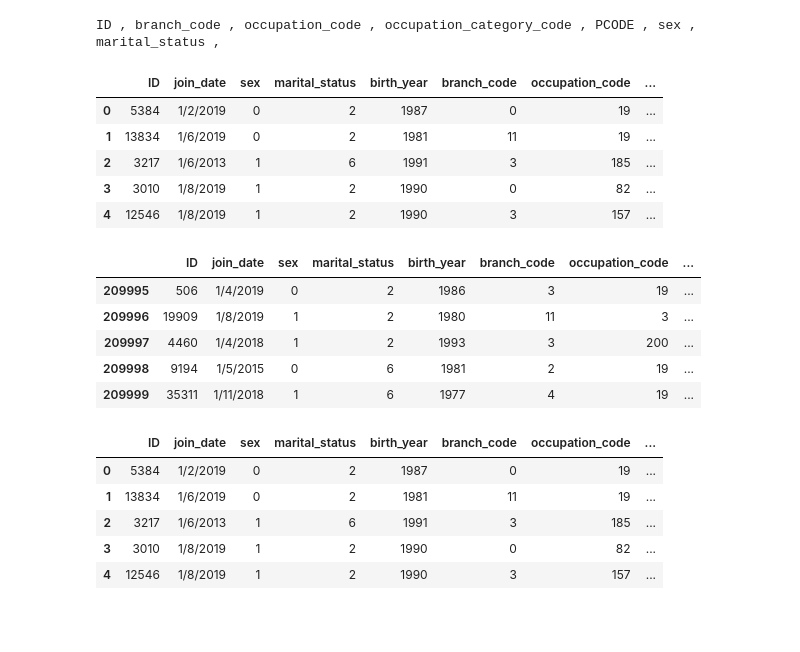
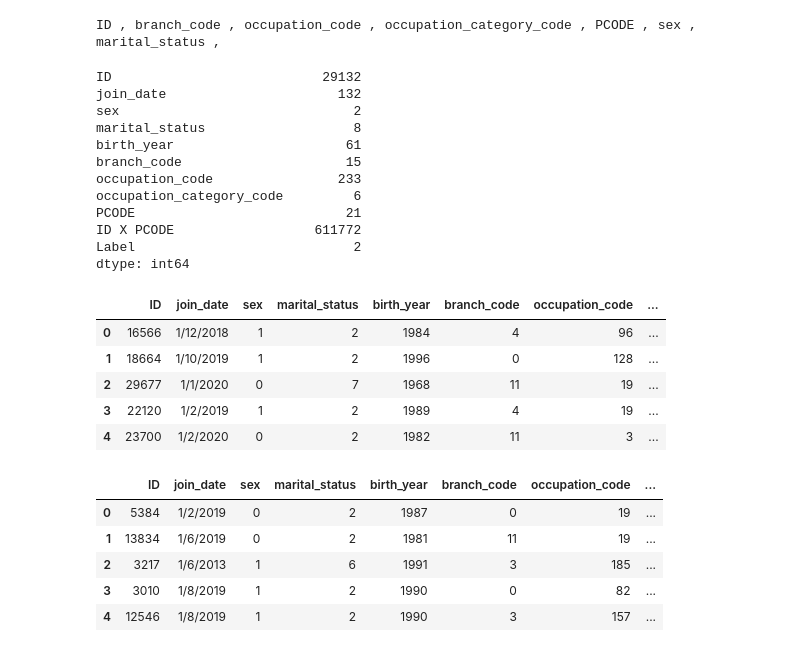
Before and after one commit to bor20/insurance, a Jupyter notebook: data.ipynb, the cells around one changed output. Drawn from its saved outputs; the diff is of its cells as text; code cells hidden in the pictures; blank space fills up the shorter version.

```diff
--- a/data.ipynb
+++ b/data.ipynb
@@ -148,23 +148,29 @@ encode_LE(train, test, ['ID','branch_code', 'occupation_code','occupation_catego
 # %% [output]
 ID , branch_code , occupation_code , occupation_category_code , PCODE , sex , marital_status ,
 # %%
-train.head()
+train.nunique()
 # %% [output]
-|  | ID | join_date | sex | marital_status | birth_year | branch_code | occupation_code | ... |
-| 0 | 5384 | 1/2/2019 | 0 | 2 | 1987 | 0 | 19 | ... |
-| 1 | 13834 | 1/6/2019 | 0 | 2 | 1981 | 11 | 19 | ... |
-| 2 | 3217 | 1/6/2013 | 1 | 6 | 1991 | 3 | 185 | ... |
-| 3 | 3010 | 1/8/2019 | 1 | 2 | 1990 | 0 | 82 | ... |
-| 4 | 12546 | 1/8/2019 | 1 | 2 | 1990 | 3 | 157 | ... |
+ID                           29132
+join_date                      132
+sex                              2
+marital_status                   8
+birth_year                      61
+branch_code                     15
+occupation_code                233
+occupation_category_code         6
+PCODE                           21
+ID X PCODE                  611772
+Label                            2
+dtype: int64
 # %%
-test.tail()
+test.head()
 # %% [output]
 |  | ID | join_date | sex | marital_status | birth_year | branch_code | occupation_code | ... |
-| 209995 | 506 | 1/4/2019 | 0 | 2 | 1986 | 3 | 19 | ... |
-| 209996 | 19909 | 1/8/2019 | 1 | 2 | 1980 | 11 | 3 | ... |
-| 209997 | 4460 | 1/4/2018 | 1 | 2 | 1993 | 3 | 200 | ... |
-| 209998 | 9194 | 1/5/2015 | 0 | 6 | 1981 | 2 | 19 | ... |
-| 209999 | 35311 | 1/11/2018 | 1 | 6 | 1977 | 4 | 19 | ... |
+| 0 | 16566 | 1/12/2018 | 1 | 2 | 1984 | 4 | 96 | ... |
+| 1 | 18664 | 1/10/2019 | 1 | 2 | 1996 | 0 | 128 | ... |
+| 2 | 29677 | 1/1/2020 | 0 | 7 | 1968 | 11 | 19 | ... |
+| 3 | 22120 | 1/2/2019 | 1 | 2 | 1989 | 4 | 19 | ... |
+| 4 | 23700 | 1/2/2020 | 0 | 2 | 1982 | 11 | 3 | ... |
 # %%
 final_train = train.iloc[:, :9]
 # %%
```
Also changed, not shown: parts of 12 cells of this notebook, 2 other files.
